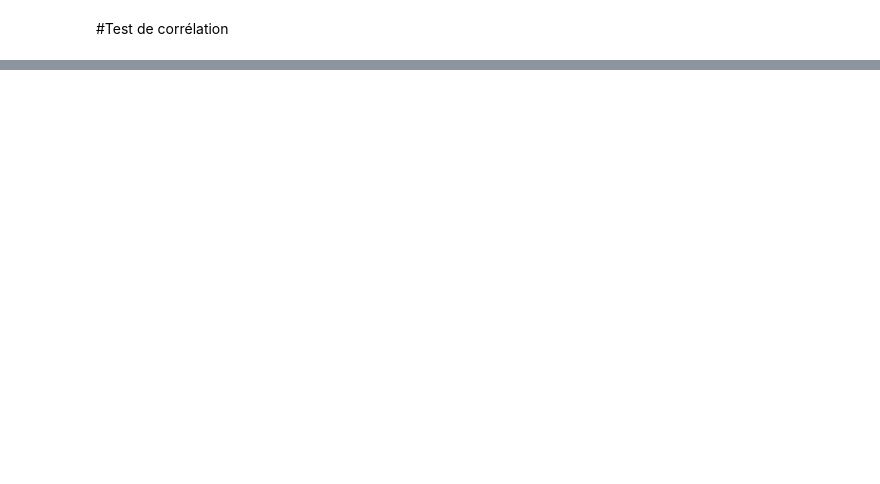
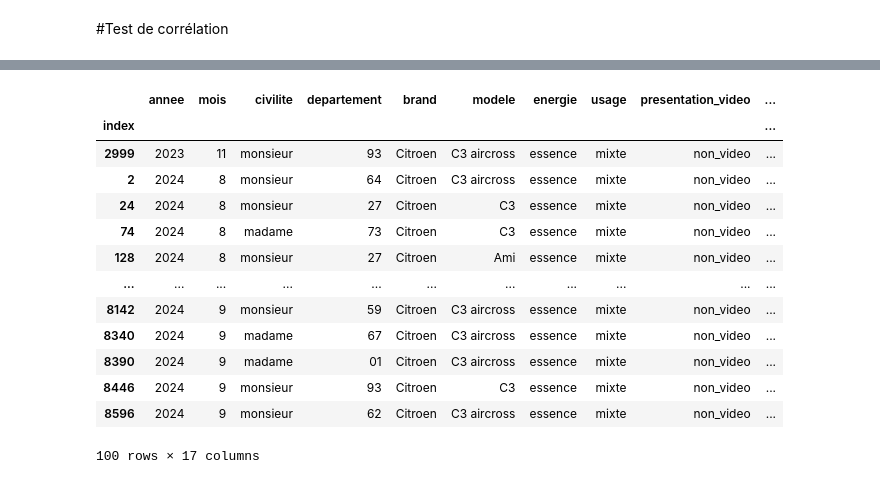
Before and after one commit to Melanie-Gomis/Marathon_du_web_couleurs_automobiles, a Jupyter notebook: Pole_Data.ipynb, the cells around one changed output, grey strips where cells are left out. Saved outputs shown, nothing was run; the diff lists cells and outputs as text; code cells hidden in the pictures; blank space fills up the shorter version.

```diff
--- a/Pole_Data.ipynb
+++ b/Pole_Data.ipynb
@@ -797,0 +1615,17 @@ df_dom.head()
+# %%
+conso.head(100)
+# %% [output]
+|  | annee | mois | civilite | departement | brand | modele | energie | usage | presentation_video | ... |
+| index |  |  |  |  |  |  |  |  |  | ... |
+| 2999 | 2023 | 11 | monsieur | 93 | Citroen | C3 aircross | essence | mixte | non_video | ... |
+| 2 | 2024 | 8 | monsieur | 64 | Citroen | C3 aircross | essence | mixte | non_video | ... |
+| 24 | 2024 | 8 | monsieur | 27 | Citroen | C3 | essence | mixte | non_video | ... |
+| 74 | 2024 | 8 | madame | 73 | Citroen | C3 | essence | mixte | non_video | ... |
+| 128 | 2024 | 8 | monsieur | 27 | Citroen | Ami | essence | mixte | non_video | ... |
+| ... | ... | ... | ... | ... | ... | ... | ... | ... | ... | ... |
+| 8142 | 2024 | 9 | monsieur | 59 | Citroen | C3 aircross | essence | mixte | non_video | ... |
+| 8340 | 2024 | 9 | madame | 67 | Citroen | C3 aircross | essence | mixte | non_video | ... |
+| 8390 | 2024 | 9 | madame | 01 | Citroen | C3 aircross | essence | mixte | non_video | ... |
+| 8446 | 2024 | 9 | monsieur | 93 | Citroen | C3 | essence | mixte | non_video | ... |
+| 8596 | 2024 | 9 | monsieur | 62 | Citroen | C3 aircross | essence | mixte | non_video | ... |
+100 rows × 17 columns
```
Also changed, not shown: parts of 96 cells of this notebook.
